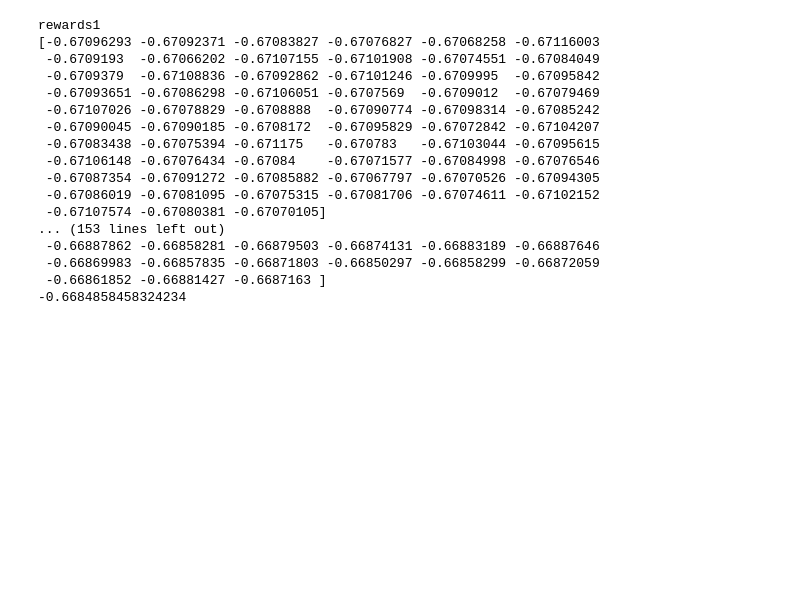
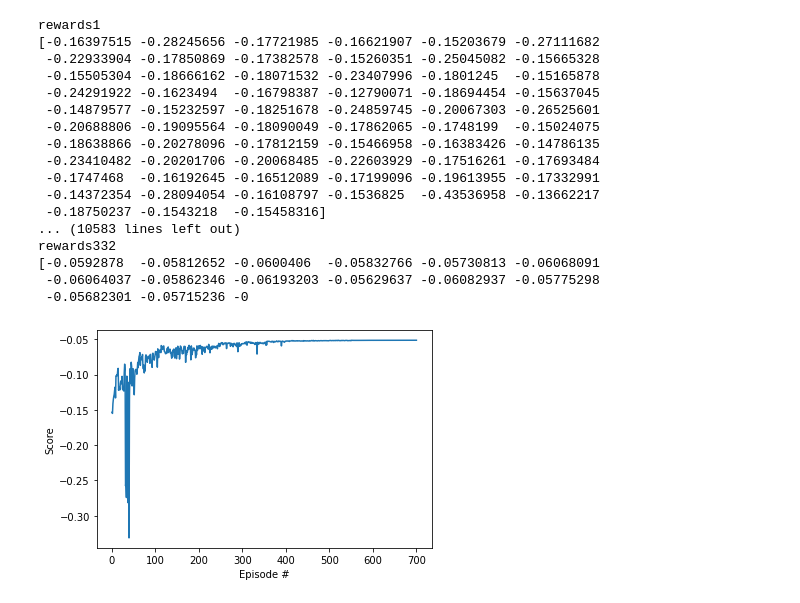
Before and after one commit to SergiPonsa/Parameters_CrossEntrophy_TFM, a Jupyter notebook: entropy-commented-without-net-tcp-euclidian-Rishabh.ipynb, the cells around one changed output. Saved outputs shown, nothing was run; the diff lists cells and outputs as text; code cells hidden in the pictures; blank space fills up the shorter version.

```diff
--- a/entropy-commented-without-net-tcp-euclidian-Rishabh.ipynb
+++ b/entropy-commented-without-net-tcp-euclidian-Rishabh.ipynb
@@ -23,15 +23,21 @@ print('Device ', device)
 
 
 #Create a experiment env
-env = env_pybullet_kin_gen3(no_zeros = True,Excel_path_Okay_tcp = "./test_tcp_19_averageconverted.xlsx",time_step=0.005)
+env = env_pybullet_kin_gen3(no_zeros = True,Excel_path_Okay_tcp = "./positions_from_joints_19.xlsx",time_step=0.05,home_angles = [-0.207226464676801,1.5689993219813,-1.01515387451347,-2.45271819663908,2.00795352004673,1.91098991659003,-0.831045149646278])
 env.robot.visual_inspection = False
 
 #Initially parameters of the urdf
 
+#Make maxvels closer to the reality
+#both have to be modified
+env.max_vel = [168,151,128,94,210,48,189]
+env.original_parameters_df ["max_vel"]=env.max_vel
+print(env.original_parameters_df["max_vel"])
+print(env.original_parameters_df)
 
 
 print('observation space:', env.observation_space) #states, There is only 1 state constant
-env.update_parameters_to_modify(["mass","max_vel","kp","ki","damping","force_x_one","Ixx","Iyy","Izz"])
+env.update_parameters_to_modify(["mass","max_vel","kp","ki","kd","force_x_one","Ixx","Iyy","Izz"])
 print('action space:', env.action_space) #parameters, number of parameters choose to tune, continuous
 print('original action:', env.action_original()) #parameters, number of parameters choose to tune, continuous
 # %% [output]
@@ -59,7 +63,7 @@ original action: [1.377353, 1.163667, 1.16366, 0.930287, 0.678106, 0.678106, 0.5
 
 # In my case where only 1 action,and that it's apply the parameters do another step doesn't change anything due to the state doesn't vary
 # For this reason max_t and gama doesn't make sense, so I set them to max_t = 1 and gamma to 0
-def cem_no_net(n_iterations=600, max_t=1, gamma=0.0, print_every=100, pop_size=env.action_space, elite_frac=0.1, sigma=0.05,sigma_reduction_every_print = 0.65, per_one = True ):
+def cem_no_net(n_iterations=700, max_t=1, gamma=0.0, print_every=50, pop_size=env.action_space, elite_frac=10/(env.action_space*2), sigma=0.3,sigma_reduction_every_print = 0.65, per_one = True ):
     """PyTorch implementation of the cross-entropy method.
 
     Params
@@ -80,6 +84,8 @@ def cem_no_net(n_iterations=600, max_t=1, gamma=0.0, print_every=100, pop_size=e
     scores_deque = deque(maxlen=int(n_iterations*0.1))
     #intial scores empty
     scores = []
+    #Save actions to see how they evolve
+    best_actions = []
     #Select a seed to make the results the same every test, not depending on the seed
     np.random.seed(0)
     #Initial best weights, are from 0 to 1, it's good to be small the weights, but they should be different from 0.
@@ -110,8 +116,9 @@ def cem_no_net(n_iterations=600, max_t=1, gamma=0.0, print_every=100, pop_size=e
             rewards=[]
             for weights in weights_pop:
                 #print("New weights")
+                #print(weights)
+                #t.sleep(1000)
                 action=np.add(np.multiply(weights,original_action),original_action)
-                #t.sleep(10)
                 rewards.append( env.step_tcp_rishabh(action) )
             rewards = np.array(rewards)
         else:
@@ -135,15 +142,24 @@ def cem_no_net(n_iterations=600, max_t=1, gamma=0.0, print_every=100, pop_size=e
 
         if (per_one == True):
             action = np.add(np.multiply(best_weight,original_action),original_action)
+            #print("action vel")
+            #print(action[8])
+            #print("action kp")
+            #print(action[15])
+            #time.sleep(1000)
+            best_actions.append(action)
             reward = env.step_tcp_rishabh(action)
+            print("reward")
             print(reward)
+            print("\n")
         else:
+            best_actions.append(best_weight)
             reward = env.step_tcp_rishabh(best_weight)
         scores_deque.append(reward)
         scores.append(reward)
 
         #save the check point
-        env.save_parameters("./Parameters_train_tcp_euc.xlsx")
+        env.save_parameters("./Parameters_train_tcp_euc_rishabh.xlsx")
 
         if i_iteration % print_every == 0:
             sigma = sigma * sigma_reduction_every_print
@@ -152,37 +168,38 @@ def cem_no_net(n_iterations=600, max_t=1, gamma=0.0, print_every=100, pop_size=e
         if np.mean(scores_deque)>=0.0:
             print('\nEnvironment solved in {:d} iterations!\tAverage Score: {:.2f}'.format(i_iteration-n_iterations*0.1, np.mean(scores_deque)))
             break
-    return scores
+    return scores,best_actions
 # %%
 #Execute the cross entrophy method with default Values
 #scores = cem()
 
 
 #To don't ask the GPU as much reduce the pop_size, it's the amount of elemts try
-scores = cem_no_net()
+scores,best_actions = cem_no_net()
 #
 # plot the scores
 fig = plt.figure()
 ax = fig.add_subplot(111)
 plt.plot(np.arange(1, len(scores)+1), scores)
 plt.ylabel('Score')
 plt.xlabel('Episode #')
 plt.show()
 # %% [output]
 rewards1
-[-0.67096293 -0.67092371 -0.67083827 -0.67076827 -0.67068258 -0.67116003
- -0.6709193  -0.67066202 -0.67107155 -0.67101908 -0.67074551 -0.67084049
- -0.6709379  -0.67108836 -0.67092862 -0.67101246 -0.6709995  -0.67095842
- -0.67093651 -0.67086298 -0.67106051 -0.6707569  -0.6709012  -0.67079469
- -0.67107026 -0.67078829 -0.6708888  -0.67090774 -0.67098314 -0.67085242
- -0.67090045 -0.67090185 -0.6708172  -0.67095829 -0.67072842 -0.67104207
- -0.67083438 -0.67075394 -0.671175   -0.670783   -0.67103044 -0.67095615
- -0.67106148 -0.67076434 -0.67084    -0.67071577 -0.67084998 -0.67076546
- -0.67087354 -0.67091272 -0.67085882 -0.67067797 -0.67070526 -0.67094305
- -0.67086019 -0.67081095 -0.67075315 -0.67081706 -0.67074611 -0.67102152
- -0.67107574 -0.67080381 -0.67070105]
-... (153 lines left out)
- -0.66887862 -0.66858281 -0.66879503 -0.66874131 -0.66883189 -0.66887646
- -0.66869983 -0.66857835 -0.66871803 -0.66850297 -0.66858299 -0.66872059
- -0.66861852 -0.66881427 -0.6687163 ]
--0.6684858458324234
+[-0.16397515 -0.28245656 -0.17721985 -0.16621907 -0.15203679 -0.27111682
+ -0.22933904 -0.17850869 -0.17382578 -0.15260351 -0.25045082 -0.15665328
+ -0.15505304 -0.18666162 -0.18071532 -0.23407996 -0.1801245  -0.15165878
+ -0.24291922 -0.1623494  -0.16798387 -0.12790071 -0.18694454 -0.15637045
+ -0.14879577 -0.15232597 -0.18251678 -0.24859745 -0.20067303 -0.26525601
+ -0.20688806 -0.19095564 -0.18090049 -0.17862065 -0.1748199  -0.15024075
+ -0.18638866 -0.20278096 -0.17812159 -0.15466958 -0.16383426 -0.14786135
+ -0.23410482 -0.20201706 -0.20068485 -0.22603929 -0.17516261 -0.17693484
+ -0.1747468  -0.16192645 -0.16512089 -0.17199096 -0.19613955 -0.17332991
+ -0.14372354 -0.28094054 -0.16108797 -0.1536825  -0.43536958 -0.13662217
+ -0.18750237 -0.1543218  -0.15458316]
+... (10583 lines left out)
+rewards332
+[-0.0592878  -0.05812652 -0.0600406  -0.05832766 -0.05730813 -0.06068091
+ -0.06064037 -0.05862346 -0.06193203 -0.05629637 -0.06082937 -0.05775298
+ -0.05682301 -0.05715236 -0
+[figure, added]
```
Also changed, not shown: parts of 7 cells of this notebook, 4 other files.
